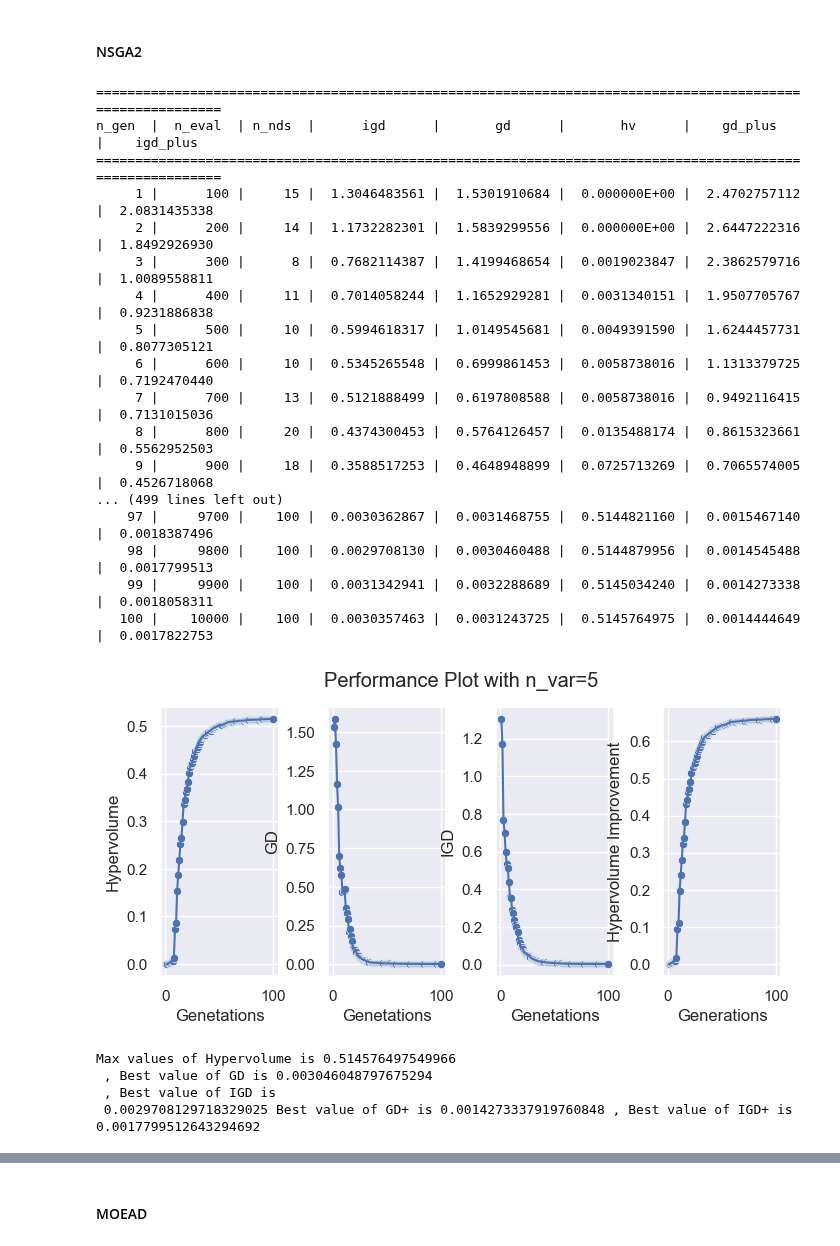
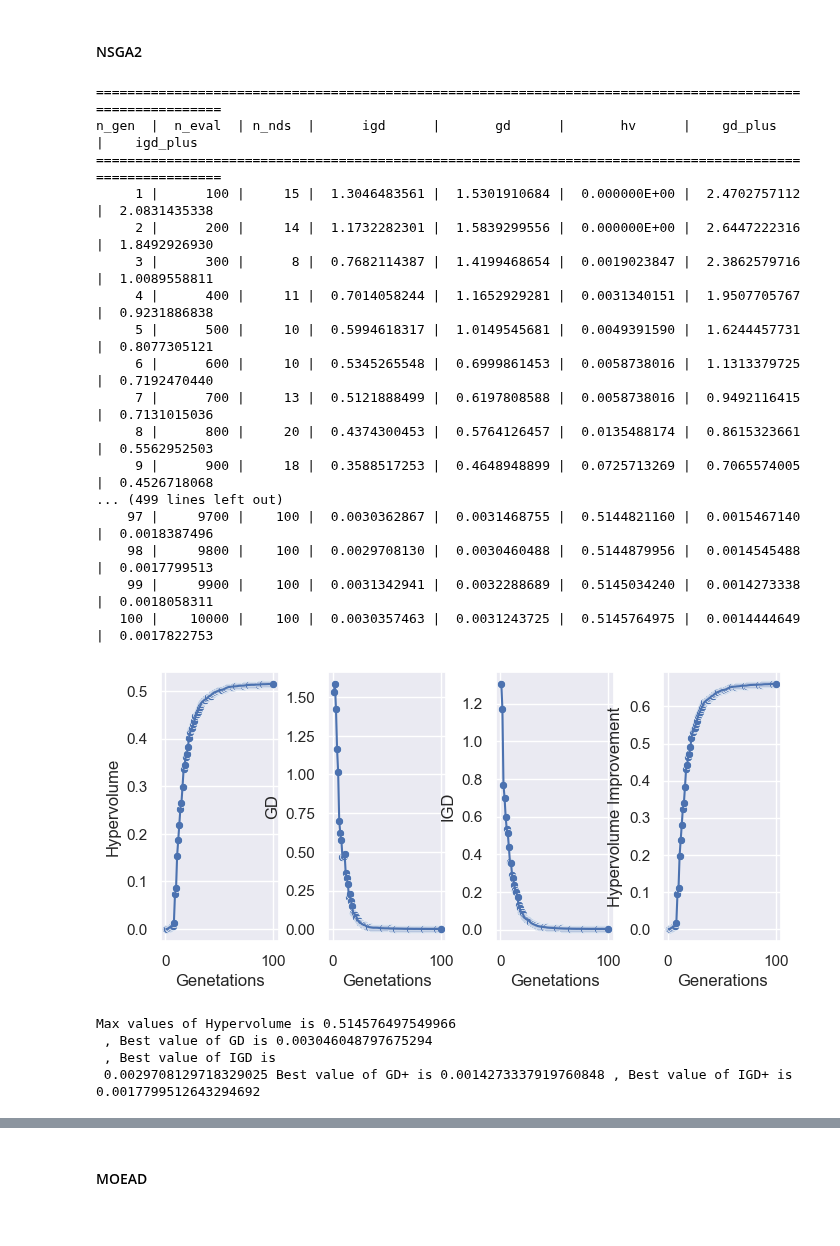
Before and after one commit to arjun8009/Python-Exeter, a Jupyter notebook: Multi Objective Optimization/COMM-510 CA-1 disconnected problem.ipynb, the cells around one changed output, grey strips where cells are left out. Cells and saved outputs as stored; diff of their text form; code cells hidden in the pictures.

```diff
--- a/Multi Objective Optimization/COMM-510 CA-1 disconnected problem.ipynb
+++ b/Multi Objective Optimization/COMM-510 CA-1 disconnected problem.ipynb
@@ -259,7 +259,7 @@ import seaborn as sns
 plt.rcParams["figure.figsize"] = [8.00, 3.50]
 #plt.rcParams["figure.autolayout"] = True
 fig,axes = plt.subplots(1,4)
-fig.suptitle('Performance Plot with n_var=5')
+#fig.suptitle('Performance Plot with n_var=5')
 sns.set_theme(style="darkgrid")
 fig.subplots_adjust(hspace=0.725, wspace=0.425)
 sns.scatterplot(x=list(range(1,101)),y=data_avg_hyp_improvement,ax=axes[0])
@@ -284,7 +284,7 @@ print('Max values of Hypervolume is {0} \n , Best value of GD is {1} \n , Best v
 plt.rcParams["figure.figsize"] = [8.00, 3.50]
 #plt.rcParams["figure.autolayout"] = True
 fig,axes = plt.subplots(1,2)
-fig.suptitle('Performance Plot with n_var=5')
+#fig.suptitle('Performance Plot with n_var=5')
 sns.set_theme(style="darkgrid")
 fig.subplots_adjust(hspace=0.425, wspace=0.425)
 
@@ -303,34 +303,34 @@ problem = ZDT3()
 original_pareto_front = problem.pareto_front()
 original_objective_1 = [i[0] for i in original_pareto_front]
 original_objective_2 = [i[1] for i in original_pareto_front]
 optimized_result = model_list_nsga2[0]
 optimized_objectives  = optimized_result.F
 optimized_objective_1 = [i[0] for i in optimized_objectives]
 optimized_objective_2 = [i[1] for i in optimized_objectives]
 sns.lineplot(x=original_objective_1,y=original_objective_2)
 sns.lineplot(x=optimized_objective_1,y=optimized_objective_2)
 plt.xlabel("Objective 1")
 plt.ylabel("Objective 2")
 plt.show()
 # %% [output]
 ==========================================================================================================
 n_gen  |  n_eval  | n_nds  |      igd      |       gd      |       hv      |    gd_plus    |    igd_plus
 ==========================================================================================================
      1 |      100 |     15 |  1.3046483561 |  1.5301910684 |  0.000000E+00 |  2.4702757112 |  2.0831435338
      2 |      200 |     14 |  1.1732282301 |  1.5839299556 |  0.000000E+00 |  2.6447222316 |  1.8492926930
      3 |      300 |      8 |  0.7682114387 |  1.4199468654 |  0.0019023847 |  2.3862579716 |  1.0089558811
      4 |      400 |     11 |  0.7014058244 |  1.1652929281 |  0.0031340151 |  1.9507705767 |  0.9231886838
      5 |      500 |     10 |  0.5994618317 |  1.0149545681 |  0.0049391590 |  1.6244457731 |  0.8077305121
      6 |      600 |     10 |  0.5345265548 |  0.6999861453 |  0.0058738016 |  1.1313379725 |  0.7192470440
      7 |      700 |     13 |  0.5121888499 |  0.6197808588 |  0.0058738016 |  0.9492116415 |  0.7131015036
      8 |      800 |     20 |  0.4374300453 |  0.5764126457 |  0.0135488174 |  0.8615323661 |  0.5562952503
      9 |      900 |     18 |  0.3588517253 |  0.4648948899 |  0.0725713269 |  0.7065574005 |  0.4526718068
 ... (499 lines left out)
     97 |     9700 |    100 |  0.0030362867 |  0.0031468755 |  0.5144821160 |  0.0015467140 |  0.0018387496
     98 |     9800 |    100 |  0.0029708130 |  0.0030460488 |  0.5144879956 |  0.0014545488 |  0.0017799513
     99 |     9900 |    100 |  0.0031342941 |  0.0032288689 |  0.5145034240 |  0.0014273338 |  0.0018058311
    100 |    10000 |    100 |  0.0030357463 |  0.0031243725 |  0.5145764975 |  0.0014444649 |  0.0017822753
-[figure, old version]
+[figure, new version]
 Max values of Hypervolume is 0.514576497549966
  , Best value of GD is 0.003046048797675294
  , Best value of IGD is
```
Also changed, not shown: parts of 7 cells of this notebook.
